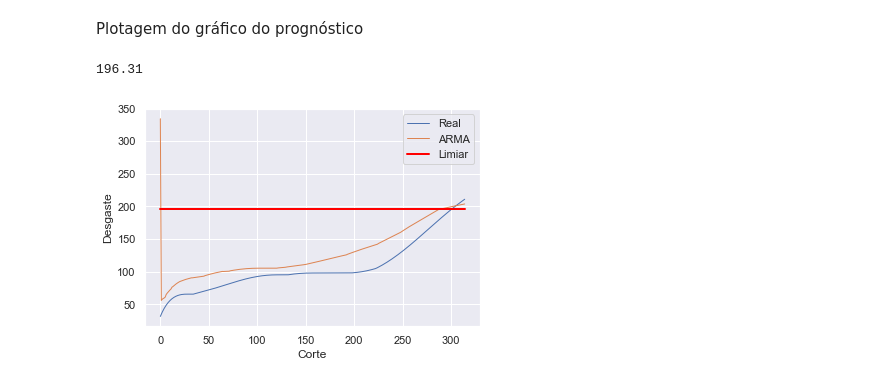
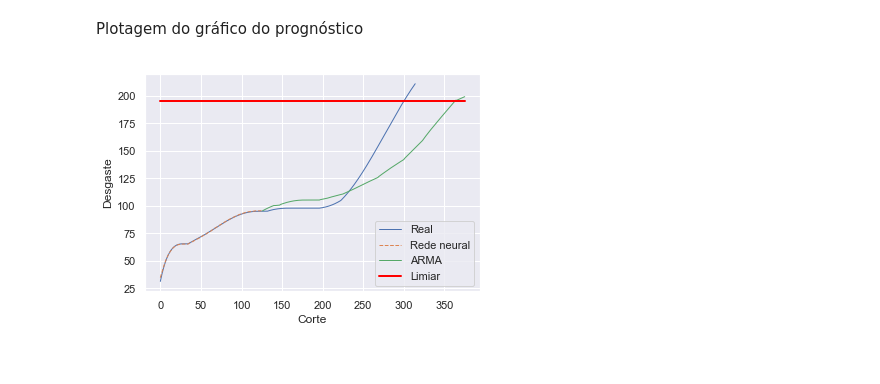
Before and after one commit to IarahAlmeida/IA, a Jupyter notebook: Trabalho final.ipynb, the cells around one changed output. Cells and saved outputs as stored; diff of their text form; code cells hidden in the pictures.

Commit message:
Estimação com rede neural e predição com ARMA

```diff
--- a/Trabalho final.ipynb
+++ b/Trabalho final.ipynb
@@ -577,7 +579,7 @@ print(nnRegressor.score(Xtest, Ytrue))
 YTrainARMA = (Y1 + Y6) / 2
 thresholdIdx = 300
 threshold = YTrainARMA.iloc[thresholdIdx]
-modelARMA = sm.tsa.ARMA(YTrainARMA, order=(2, 2))
+modelARMA = sm.tsa.ARMA(YTrainARMA, order=(2, 3))
 fitARMA = modelARMA.fit(disp = False)
 # %%
 # exemplo de predição do desgaste do corte 250 ao 300
@@ -608,27 +609,0 @@ Exemplo de prognóstico
-# %%
-# Seleciona a medição 126 para prever o desgaste e o número de
-# cortes que podem ser feitos até atingir o limiar predefinido
-instanceIdx = 125
-testInstance = [Xtest[instanceIdx]]
-dmg = nnRegressor.predict(testInstance)
-dmg = dmg[0]
-actualCut = 0
-while True:
-    dmgPred = fitARMA.predict(actualCut, actualCut + 1)
-    actualCut += 1
-    if (dmgPred[actualCut] >= dmg):
-        break
-print('Corte atual predito')
-print(actualCut)
-thresholdCut = actualCut
-while True:
-    dmgPred = fitARMA.predict(thresholdCut, thresholdCut + 1)
-    thresholdCut += 1
-    if (dmgPred[thresholdCut] >= threshold):
-        break
-remainingCuts = thresholdCut - actualCut;
-actualRemainingCuts = thresholdIdx - instanceIdx;
-print('Cortes restantes preditos')
-print(remainingCuts)
-print('Cortes restantes reais')
-print(actualRemainingCuts)
@@ -642,20 +681,25 @@ Cortes restantes reais
 # %% [markdown]
 Plotagem do gráfico do prognóstico
 # %%
-xx = [i for i, _ in enumerate(Xtest)]
+xx = np.array([i for i, _ in enumerate(Xtest)])
 yy = fitARMA.predict(0, 314)
-yThreshold = [Ytrue[thresholdCut] for i, _ in enumerate(Xtest)]
-print(Ytrue[thresholdCut])
+
+xxNN = np.array(range(estimation.size))
+xxARMA = np.array(range(126, prediction.size + 126))
+thresholdIdxSize = max(xx.size, xxNN.size + xxARMA.size)
+xxThreshold = np.array(range(thresholdIdxSize))
+yThreshold = np.full((1, thresholdIdxSize), Ytrue[thresholdCut])[0]
 
 plt.plot(xx, Ytrue, '-', linewidth = 1, label = 'Real')
 plt.legend()
-plt.plot(xx, yy, '-', linewidth = 1, label = 'ARMA')
+plt.plot(xxNN, estimation, '--', linewidth = 1, label = 'Rede neural')
 plt.legend()
-plt.plot(xx, yThreshold, '-', linewidth = 2, label = 'Limiar', c = 'red')
+plt.plot(xxARMA, prediction, '-', linewidth = 1, label = 'ARMA')
+plt.legend()
+plt.plot(xxThreshold, yThreshold, '-', linewidth = 2, label = 'Limiar', c = 'red')
 plt.legend()
 plt.xlabel('Corte')
 plt.ylabel('Desgaste')
 plt.show()
 # %% [output]
-196.31
-[figure, old version]
+[figure, new version]
```
Also changed, not shown: parts of 17 cells of this notebook.
